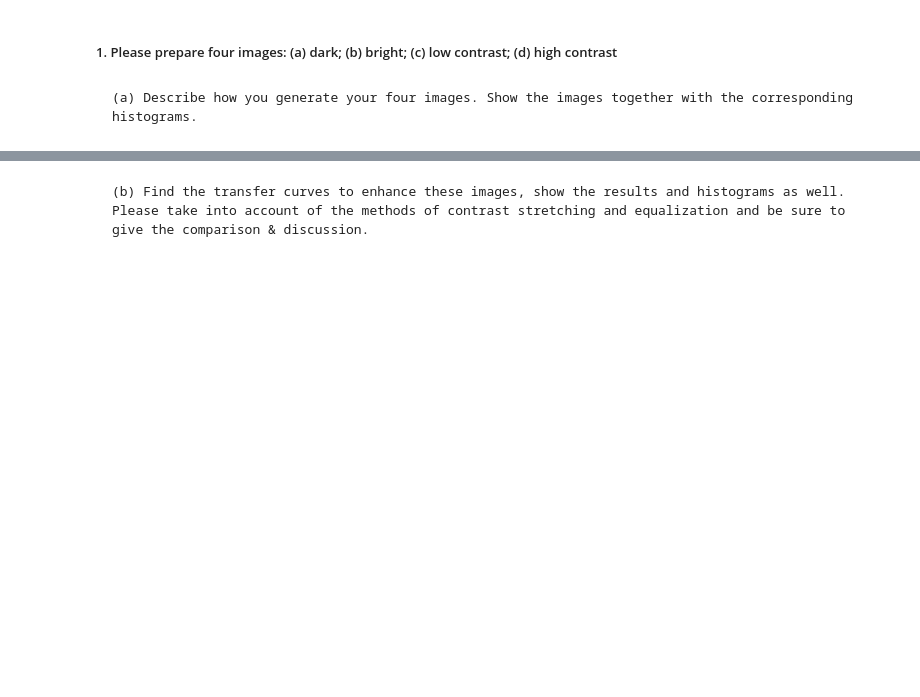
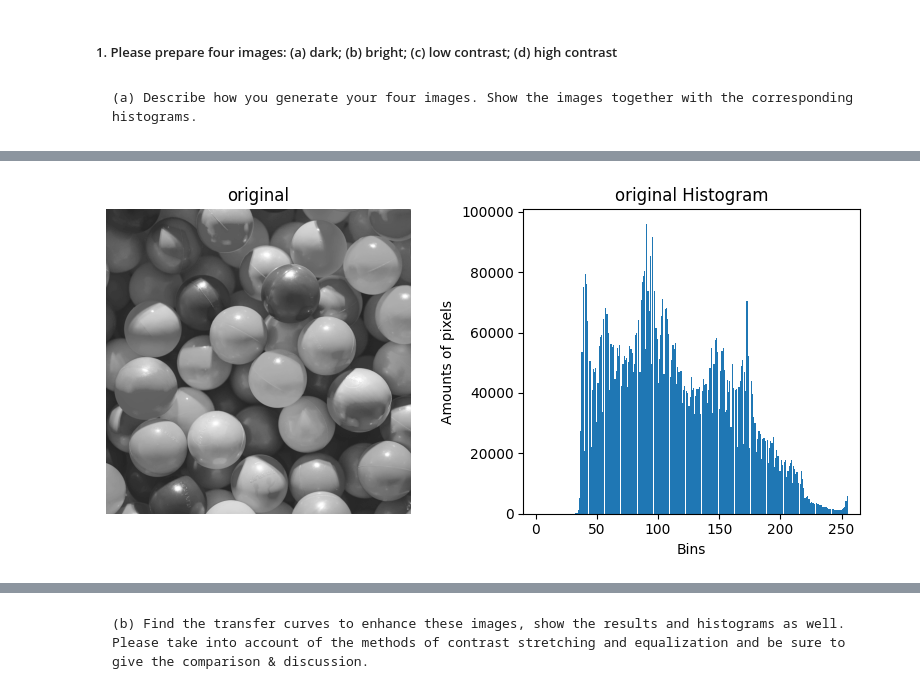
Before and after one commit to kappa0106/Histogram-Equalization-and-Specification, a Jupyter notebook: main.ipynb, the cells around one changed output, grey strips where cells are left out. Saved outputs shown, nothing was run; the diff lists cells and outputs as text; code cells hidden in the pictures; blank space fills up the shorter version.

```diff
--- a/main.ipynb
+++ b/main.ipynb
@@ -12,23 +12,23 @@ import matplotlib.pyplot  as plt
+# %%
+def namestr(obj, namespace):
+    string = str([name for name in namespace if namespace[name] is obj])
+    return string[2:-2]
 # %%
-# load image and show the image and its histogram
+def output(name, img):
+    plt.figure(num=name, figsize=(8,4))
 
-original = cv2.imread('img\image.jpg', 0)
-height, width = original.shape
+    plt.subplot(1, 2, 1)
+    plt.title(namestr(img, globals()))
+    plt.imshow(img, cmap='gray', vmin=0, vmax=255)
+    plt.axis('off')
 
-plt.figure(num='original', figsize=(8,4))
+    plt.subplot(1, 2, 2)
+    plt.hist(img.flatten(), bins=256)
+    plt.title(namestr(img, globals()) + ' Histogram')
+    plt.xlabel('Bins')
+    plt.xlim([-10, 265])
+    plt.ylabel('Amounts of pixels')
 
-plt.subplot(1, 2, 1)
-plt.title('Original Image')
-plt.imshow(original, cmap='gray', vmin=0, vmax=255)
-plt.axis('off')
-
-plt.subplot(1, 2, 2)
-plt.hist(original.flatten(), bins=256)
-plt.title('Original Histogram')
-plt.xlabel('Bins')
-plt.xlim([-10, 265])
-plt.ylabel('Amounts of pixels')
-
-plt.tight_layout()
-plt.savefig('img\original image.png')
-plt.show()
+    plt.tight_layout()
+    plt.savefig('img/' + name + '.png')
+    plt.show()
@@ -129,0 +91,9 @@ plt.show()
+# %%
+# load image and show the image and its histogram
+
+original = cv2.imread('img\image.jpg', 0)
+height, width = original.shape
+
+output('original image', original)
+# %% [output]
+[figure, added]
```
Also changed, not shown: parts of 27 cells of this notebook, 10 other files.
